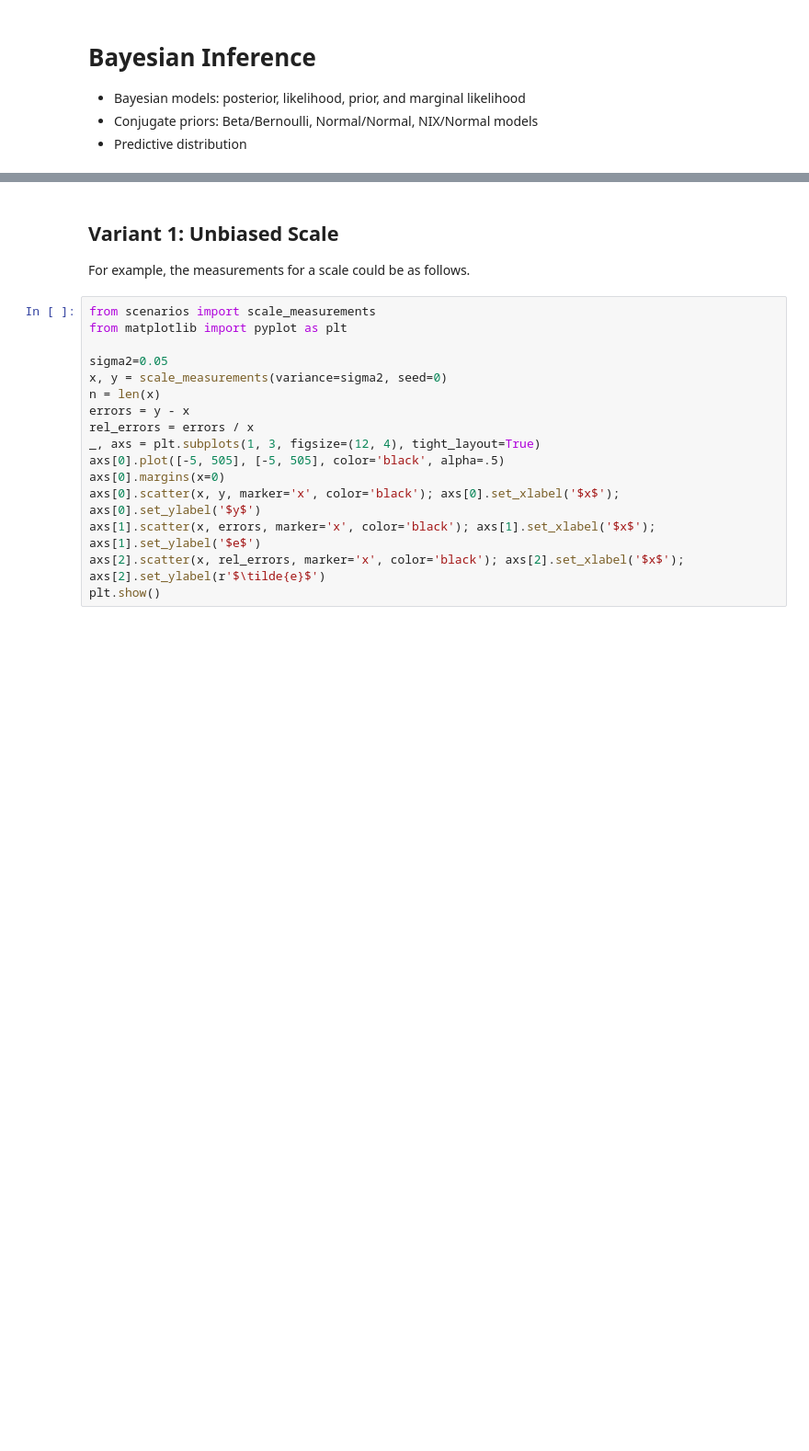
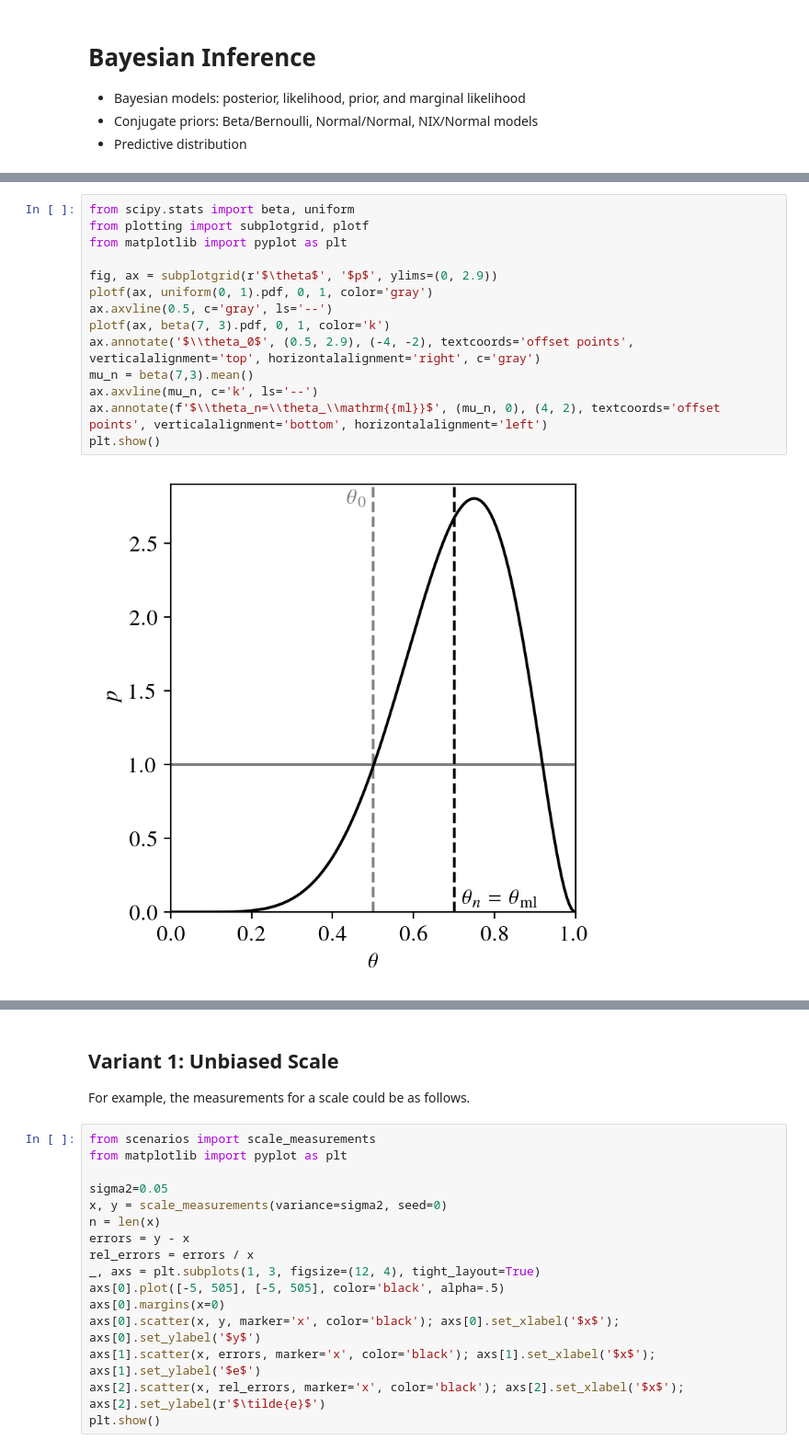
Before and after one commit to marioboley/Uni-Haifa-214.4312-Code, a Jupyter notebook: 3_bayesian_inference.ipynb, the cells around one changed output, grey strips where cells are left out. Shown at 92% size. Drawn from its saved outputs; the diff is of its cells as text; blank space fills up the shorter version.

Commit message:
Beta Bernoulli

```diff
--- a/3_bayesian_inference.ipynb
+++ b/3_bayesian_inference.ipynb
@@ -36 +48,17 @@ $$
+# %%
+from scipy.stats import beta, uniform
+from plotting import subplotgrid, plotf
+from matplotlib import pyplot as plt
+
+fig, ax = subplotgrid(r'$\theta$', '$p$', ylims=(0, 2.9))
+plotf(ax, uniform(0, 1).pdf, 0, 1, color='gray')
+ax.axvline(0.5, c='gray', ls='--')
+plotf(ax, beta(7, 3).pdf, 0, 1, color='k')
+ax.annotate('$\\theta_0$', (0.5, 2.9), (-4, -2), textcoords='offset points', verticalalignment='top', horizontalalignment='right', c='gray')
+mu_n = beta(7,3).mean()
+ax.axvline(mu_n, c='k', ls='--')
+ax.annotate(f'$\\theta_n=\\theta_\\mathrm{{ml}}$', (mu_n, 0), (4, 2), textcoords='offset points', verticalalignment='bottom', horizontalalignment='left')
+plt.show()
+# %% [output]
+[figure, added]
 # %% [markdown]
```
Also changed, not shown: parts of 2 cells of this notebook, 1 other file.
